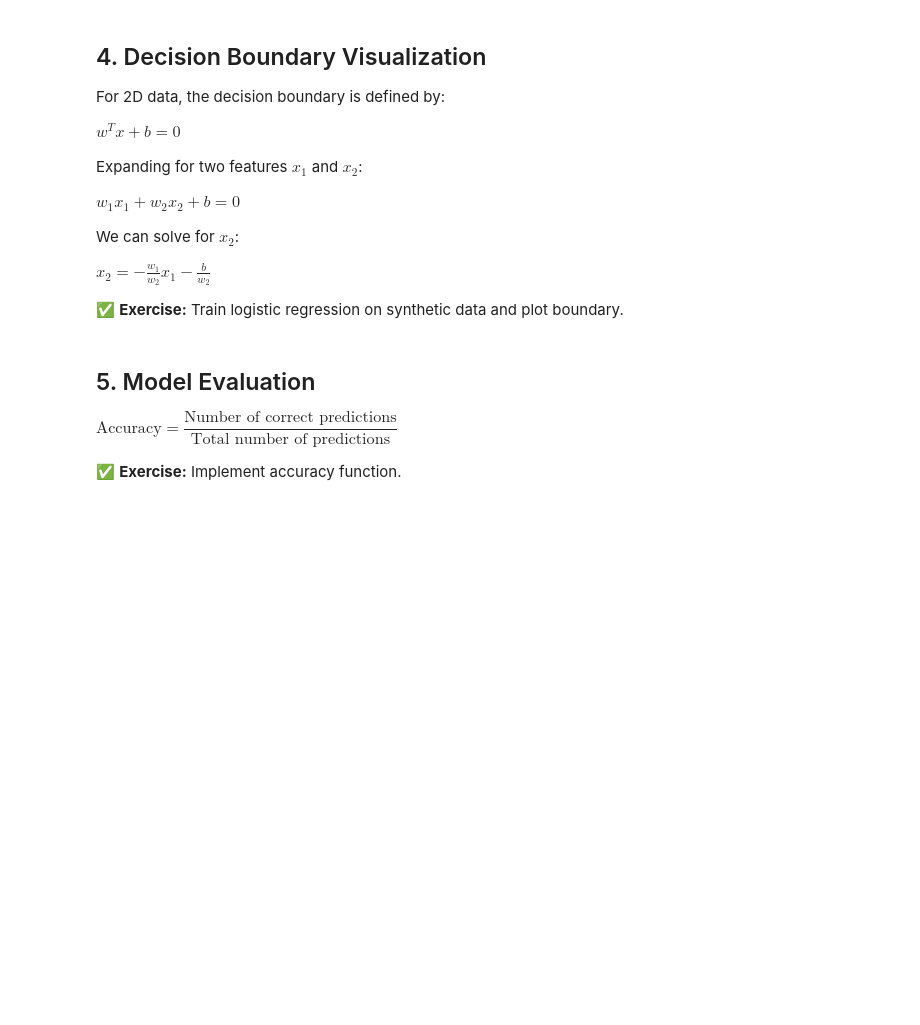
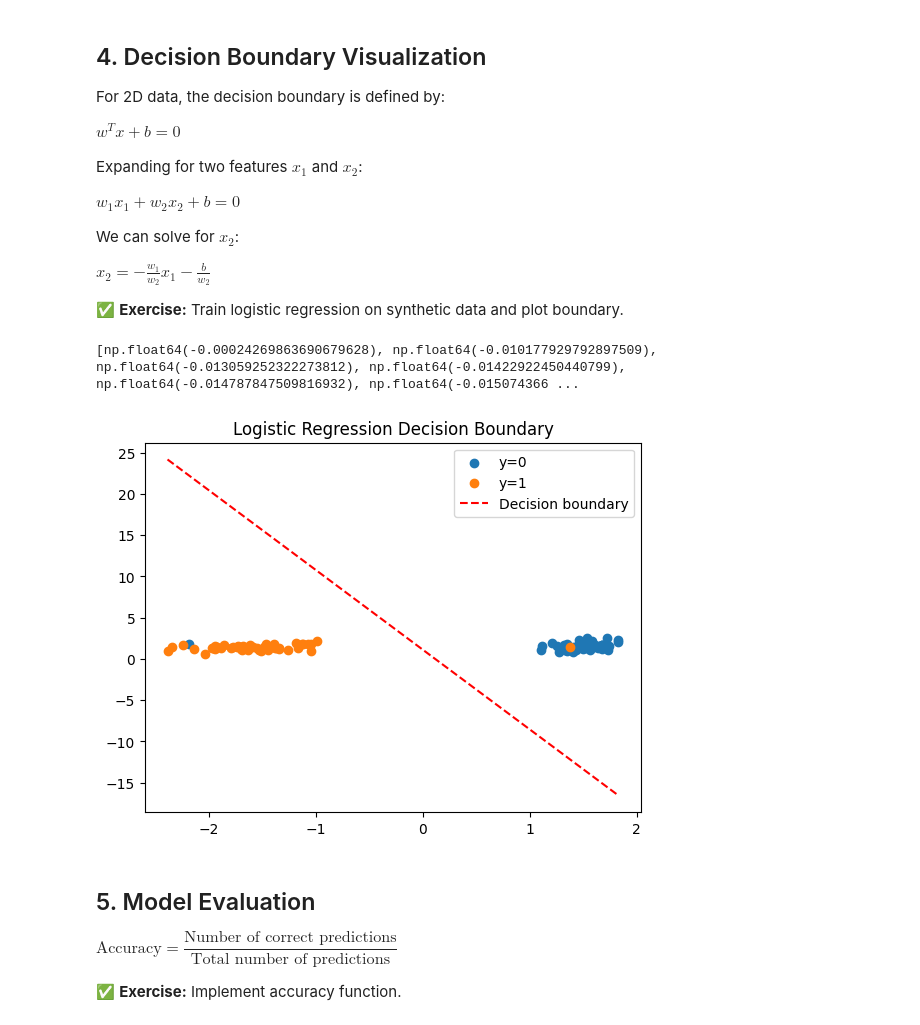
Before and after one commit to asupraja3/ml-ng-notebooks, a Jupyter notebook: LogisticRegression_PracticeLab.ipynb, the cells around one changed output. Drawn from its saved outputs; the diff is of its cells as text; code cells hidden in the pictures; blank space fills up the shorter version.

```diff
--- a/LogisticRegression_PracticeLab.ipynb
+++ b/LogisticRegression_PracticeLab.ipynb
@@ -22,3 +26,9 @@ The logistic regression hypothesis uses the **sigmoid function**:
 $ \sigma(z) = \frac{1}{1 + e^{-z}} $
 
 ✅ **Exercise:** Implement `sigmoid(z)` and test on values [-10, 0, 10].
+# %%
+def sigmoid(z):
+  return 1/( 1 + np.exp(-z) )
+
+x = np.array([-10, 0, 10])
+print("Sigmoid", sigmoid(x))
@@ -36,3 +48,16 @@ $ L = - \big( y \log(h(x)) + (1-y)\log(1-h(x)) \big) $
 $ J(w,b) = -\frac{1}{m} \sum_{i=1}^m \Big[ y^{(i)} \log(h(x^{(i)})) + (1-y^{(i)}) \log(1-h(x^{(i)})) \Big] $
 
 ✅ **Exercise:** Implement the cost function `compute_cost_logistic(X, y, w, b)`.
+# %%
+def compute_cost_logistic(X, y, w, b):
+  m = X.shape[0]
+  z = X @ w + b
+  h = sigmoid(z)
+  cost = -( 1/m ) * np.sum((y*np.log(h)) - ((1-y)*(np.log(1-h))))
+  return cost
+
+X_t = np.array([[0.2, 0.4], [0.5, 0.9], [0.8, 0.1]])
+y_t = np.array([0,1,0])
+w_t = np.array([0.1, -0.2])
+b_t = 0.5
+print("Cost =", compute_cost_logistic(X_t, y_t, w_t, b_t))
@@ -66,6 +121,29 @@ $ x_2 = -\frac{w_1}{w_2} x_1 - \frac{b}{w_2} $
 
 
 ✅ **Exercise:** Train logistic regression on synthetic data and plot boundary.
+# %%
+from sklearn.datasets import make_classification
+
+X,y = make_classification(n_samples=100, n_features=2, n_redundant=0, n_informative=2,
+ n_clusters_per_class=1, flip_y=0.1, class_sep=1.5, random_state=1)
+
+w = np.zeros(X.shape[1])
+b = 0
+w_fit, b_fit, cost = gradient_descent_logistic(X, y, w, b, alpha =  0.1, num_iter = 2000)
+print(cost)
+
+plt.scatter(X[y==0,0], X[y==0,1], label="y=0")
+plt.scatter(X[y==1,0], X[y==1,1], label="y=1")
+
+x_vals = np.linspace(X[:,0].min(), X[:,0].max(), 100)
+y_vals = -(w_fit[0]*x_vals + b_fit)/w_fit[1]
+plt.plot(x_vals, y_vals, 'r--', label="Decision boundary")
+plt.legend()
+plt.title("Logistic Regression Decision Boundary")
+plt.show()
+# %% [output]
+[np.float64(-0.00024269863690679628), np.float64(-0.010177929792897509), np.float64(-0.013059252322273812), np.float64(-0.01422922450440799), np.float64(-0.014787847509816932), np.float64(-0.015074366 ...
+[figure, added]
 # %% [markdown]
 
 ## 5. Model Evaluation
```
Also changed, not shown: parts of 7 cells of this notebook.
